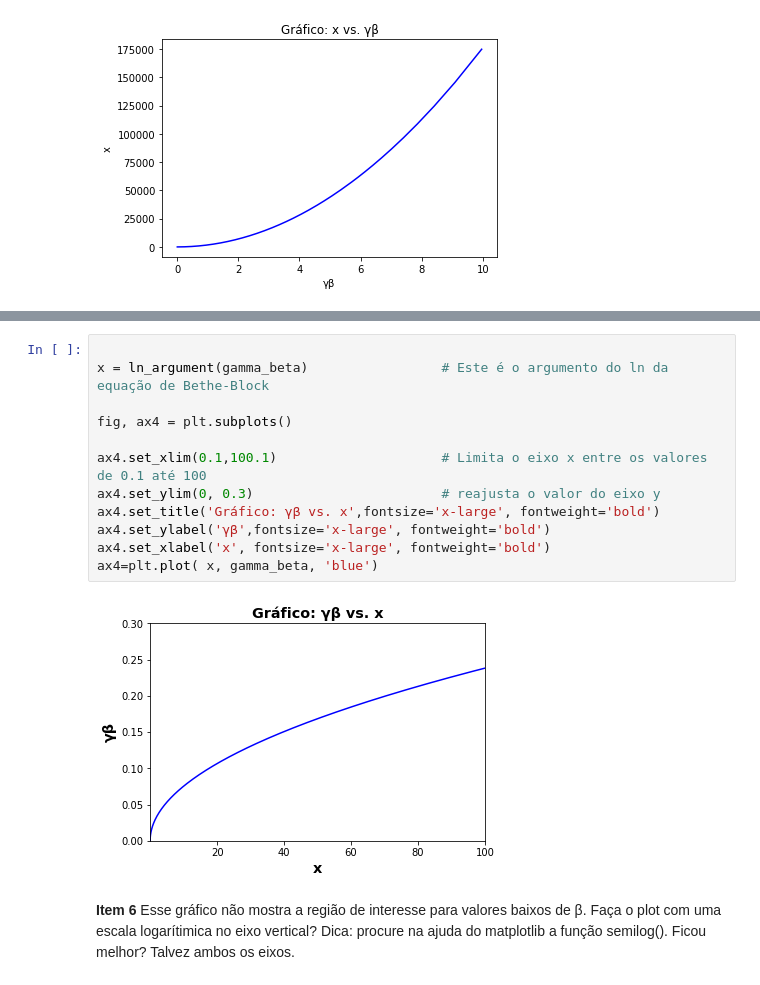
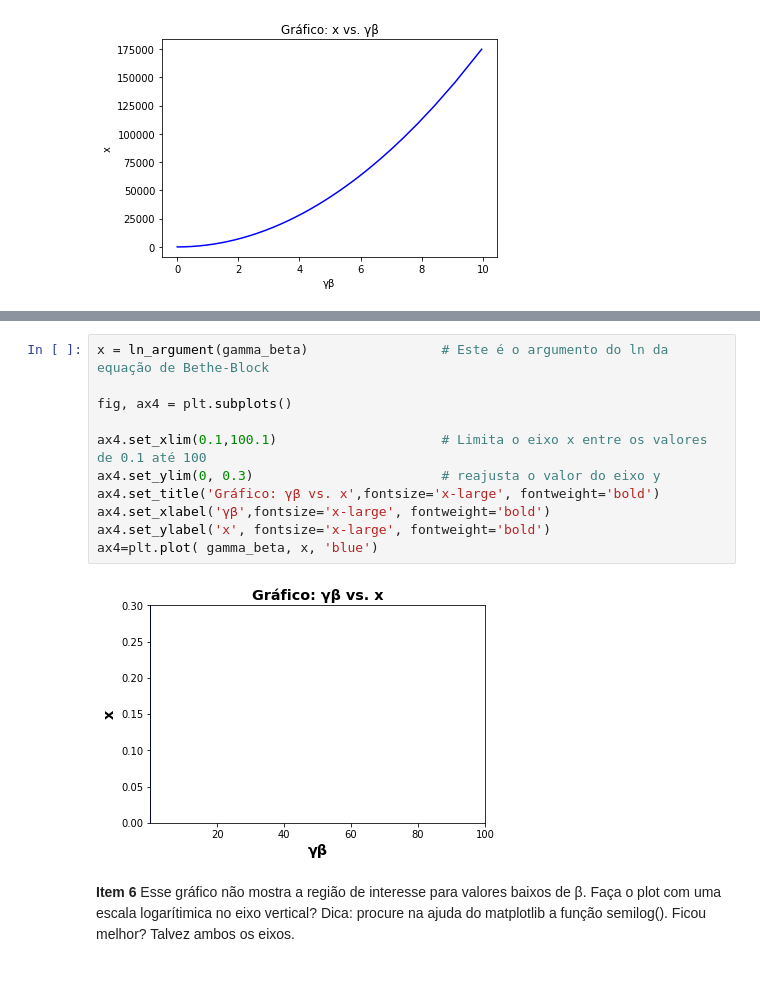
Before and after one commit to JMateusNSilva/python_uerj_2020_2, a Jupyter notebook: projeto01/projeto01_Bethe_Block_equation.ipynb, the cells around one changed output, grey strips where cells are left out. Drawn from its saved outputs; the diff is of its cells as text.

```diff
--- a/projeto01/projeto01_Bethe_Block_equation.ipynb
+++ b/projeto01/projeto01_Bethe_Block_equation.ipynb
@@ -147,17 +139,16 @@ Text(0.5, 0, 'x')
 # %%
-
 x = ln_argument(gamma_beta)                 # Este é o argumento do ln da equação de Bethe-Block
 
 fig, ax4 = plt.subplots()
 
 ax4.set_xlim(0.1,100.1)                     # Limita o eixo x entre os valores de 0.1 até 100
 ax4.set_ylim(0, 0.3)                        # reajusta o valor do eixo y
 ax4.set_title('Gráfico: γβ vs. x',fontsize='x-large', fontweight='bold')
-ax4.set_ylabel('γβ',fontsize='x-large', fontweight='bold')
-ax4.set_xlabel('x', fontsize='x-large', fontweight='bold')
-ax4=plt.plot( x, gamma_beta, 'blue')
+ax4.set_xlabel('γβ',fontsize='x-large', fontweight='bold')
+ax4.set_ylabel('x', fontsize='x-large', fontweight='bold')
+ax4=plt.plot( gamma_beta, x, 'blue')
 # %% [output]
-[figure, old version]
+[figure, new version]
 # %% [markdown]
 **Item 6** Esse gráfico não mostra a região de interesse para valores baixos de β. Faça o plot com uma escala logarítimica no eixo vertical? Dica: procure na ajuda do matplotlib a função semilog(). Ficou melhor? Talvez ambos os eixos.
 # %%
```
Also changed, not shown: parts of 5 cells of this notebook.
